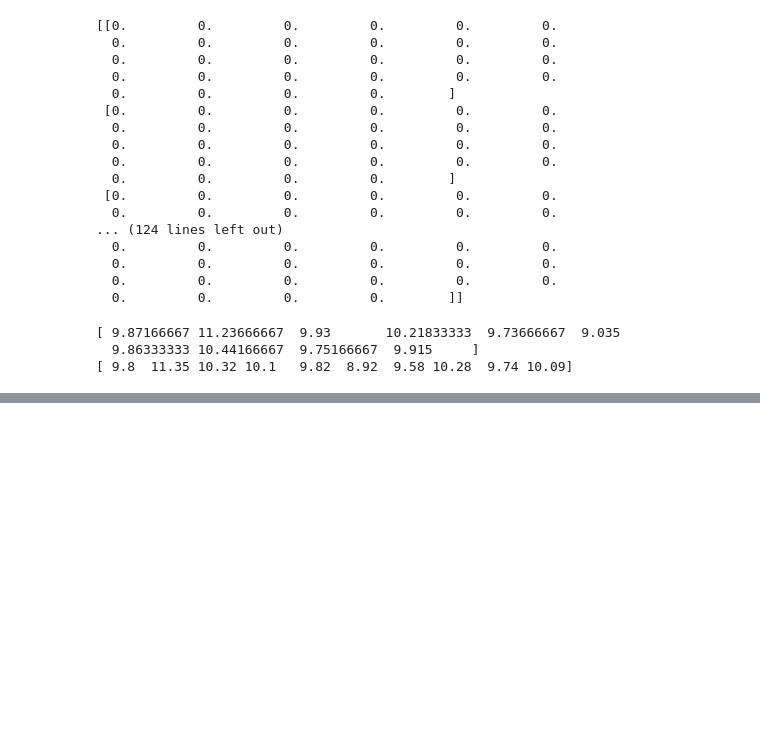
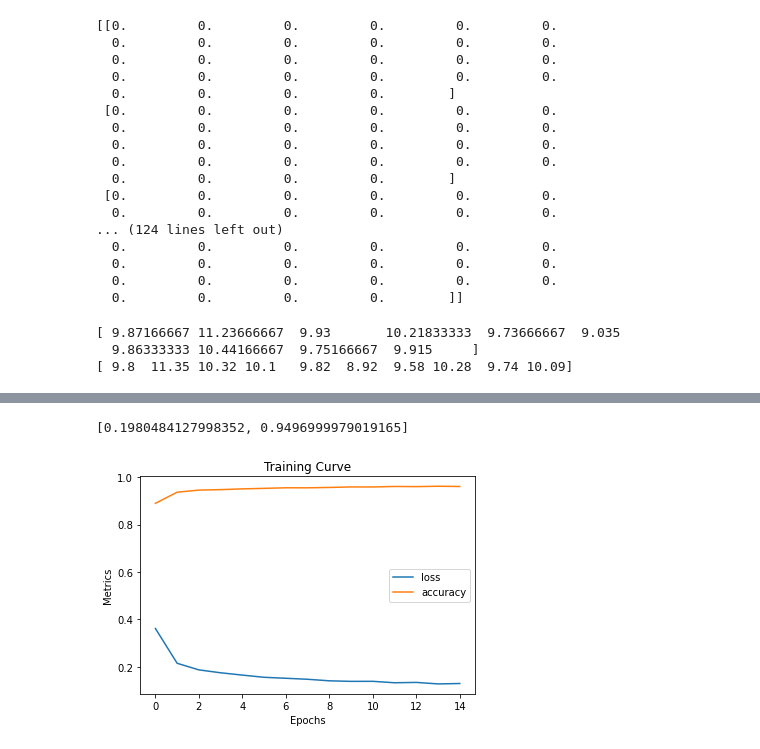
Before and after one commit to JackLeerson/digit_recognition, a Jupyter notebook: MNISTDigitRecognition.ipynb, the cells around one changed output, grey strips where cells are left out. Saved outputs shown, nothing was run; the diff lists cells and outputs as text; code cells hidden in the pictures; blank space fills up the shorter version.

```diff
--- a/MNISTDigitRecognition.ipynb
+++ b/MNISTDigitRecognition.ipynb
@@ -101,4 +112,40 @@ def plot_accuracy(epochs, accuracies):
 def create_model_DNN(learning_rate):
 
     model = tf.keras.models.Sequential()
-    model.add(tf.keras.layers.Flatten())
+
+    # Flatten the image into an array
+    model.add(tf.keras.layers.Flatten(input_shape=(28, 28)))
+
+    # Simple hidden layers
+    model.add(tf.keras.layers.Dense(units=20, activation='relu'))
+    model.add(tf.keras.layers.Dense(units=20, activation='relu'))
+
+    # Output layer using softmax
+    model.add(tf.keras.layers.Dense(units=10, activation='softmax'))
+
+    model.compile(tf.keras.optimizers.Adam(learning_rate=learning_rate),
+                  loss='sparse_categorical_crossentropy',
+                  metrics=['accuracy'])
+
+    return model
+# %%
+def train_model_DNN(model, features, labels, batch_size, epochs):
+
+    history = model.fit(x=features, y=labels, batch_size=batch_size, epochs=epochs, shuffle=True)
+
+    epochs = history.epoch
+    metrics = pd.DataFrame(history.history)
+    return epochs, metrics
+# %%
+learning_rate = 0.01
+batch_size = 128
+epochs = 15
+
+# Create and train model
+model = create_model_DNN(learning_rate)
+epochs, accuracies = train_model_DNN(model, x_train, y_train, batch_size, epochs)
+plot_accuracy(epochs, accuracies)
+
+# Evaluate model
+model.evaluate(x=x_test, y=y_test, batch_size=batch_size)
+# %% [output]
@@ -104,0 +169,2 @@ def create_model_DNN(learning_rate):
+[0.1980484127998352, 0.9496999979019165]
+[figure, added]
```
Also changed, not shown: parts of 5 cells of this notebook.
